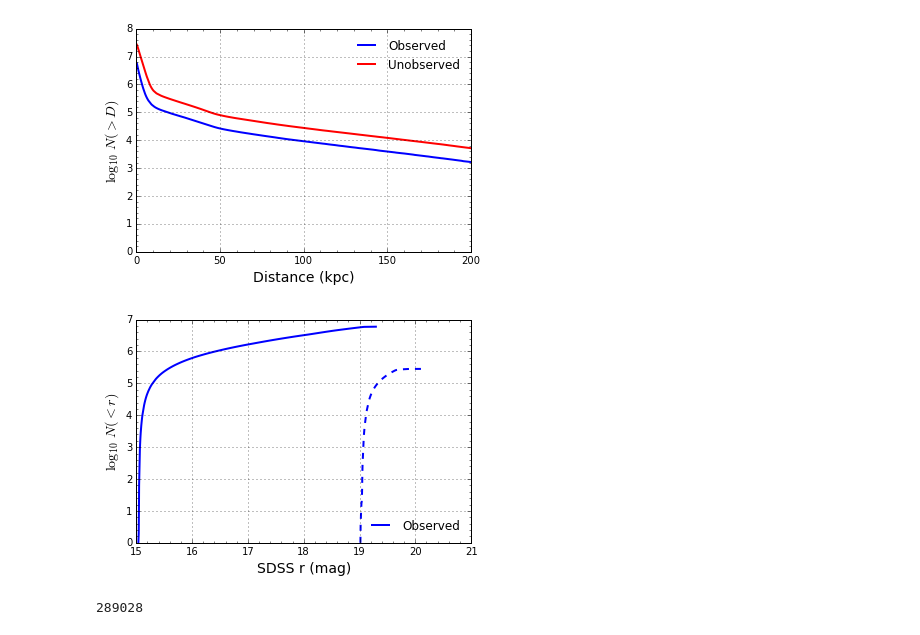
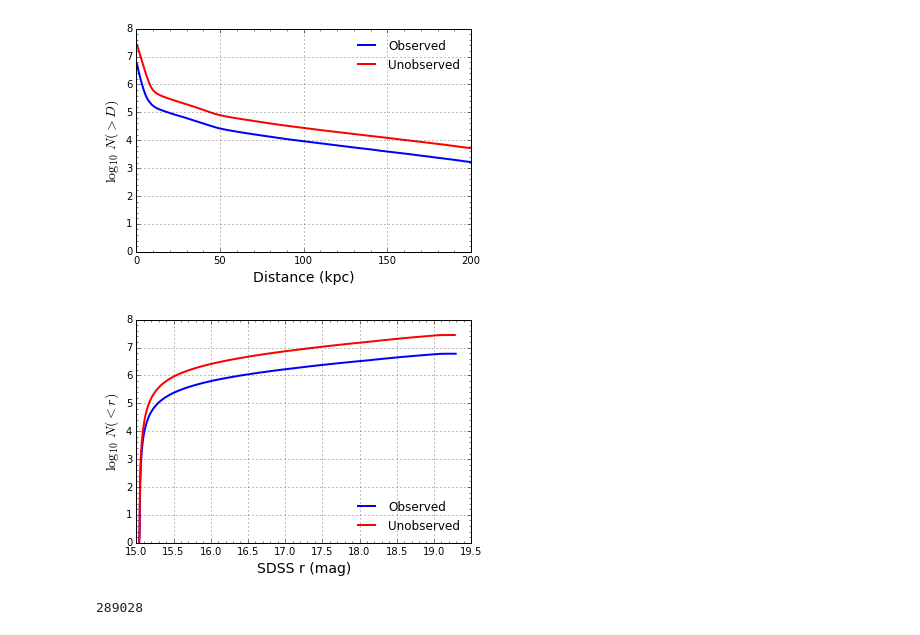
Before and after one commit to apcooper/bright_analysis_doc, a Jupyter notebook: nb/12apr2017_full.ipynb, the cells around one changed output. Drawn from its saved outputs; the diff is of its cells as text; code cells hidden in the pictures.

```diff
--- a/nb/12apr2017_full.ipynb
+++ b/nb/12apr2017_full.ipynb
@@ -138,21 +138,21 @@ pl.xlim(0,200);
 # %%
 # Observed
 d = data_obs['SDSSr_obs'][main_obs]
 a = np.argsort(d)
 y = np.arange(1,1+len(d))
 plot(d[a],np.log10(y),lw=2,c='b',label='Observed')
 
 # Observed (faint)
-d = data_obs['SDSSr_obs'][faint_obs]
+d = data_unobs['SDSSr_obs'][main_unobs]
 a = np.argsort(d)
 y = np.arange(1,1+len(d))
-plot(d[a],np.log10(y),lw=2,c='b',ls='--')
+plot(d[a],np.log10(y),lw=2,c='r',label='Unobserved')
 
 pl.xlabel('SDSS r (mag)',fontsize=14)
 pl.ylabel('$\log_{10}\ N(<r)$',fontsize=14)
 pl.legend(loc='lower right',frameon=False)
 pl.minorticks_on()
 pl.grid();
 # %% [output]
-[figure, old version]
+[figure, new version]
 # %%
```
Also changed, not shown: parts of 11 cells of this notebook.
